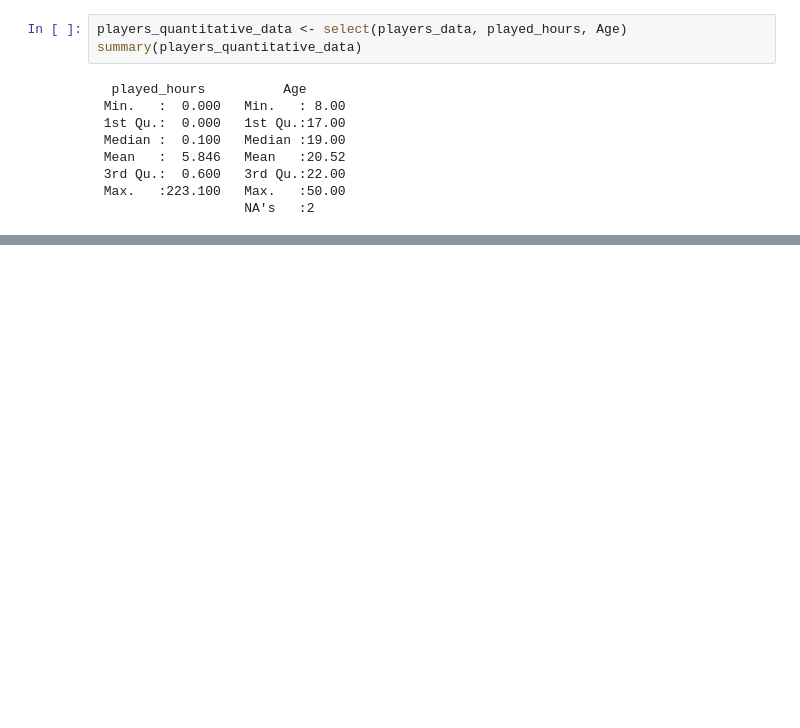
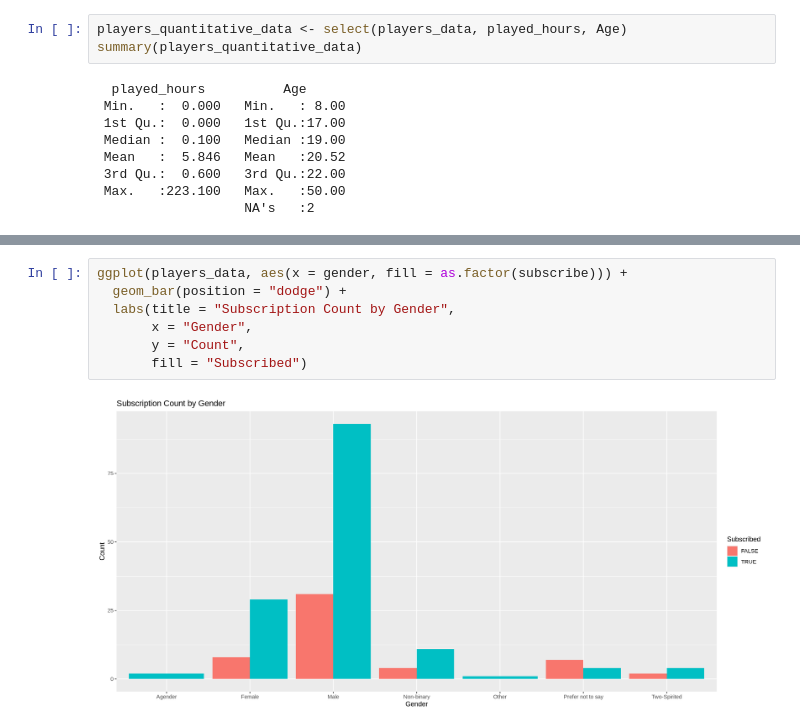
Before and after one commit to emmah47/dsci100-project, a Jupyter notebook: Individual.ipynb, the cells around one changed output, grey strips where cells are left out. Saved outputs shown, nothing was run; the diff lists cells and outputs as text; blank space fills up the shorter version.

```diff
--- a/Individual.ipynb
+++ b/Individual.ipynb
@@ -251,0 +272,9 @@ summary(players_quantitative_data)
+# %%
+ggplot(players_data, aes(x = gender, fill = as.factor(subscribe))) +
+  geom_bar(position = "dodge") +
+  labs(title = "Subscription Count by Gender",
+       x = "Gender",
+       y = "Count",
+       fill = "Subscribed")
+# %% [output]
+[figure, added]
```
Also changed, not shown: parts of 5 cells of this notebook.
